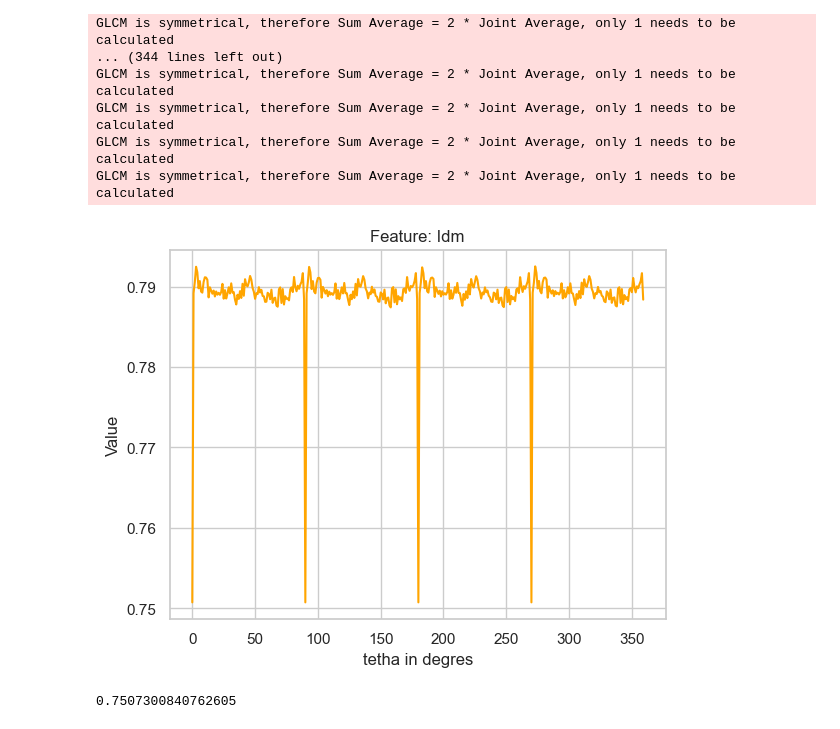
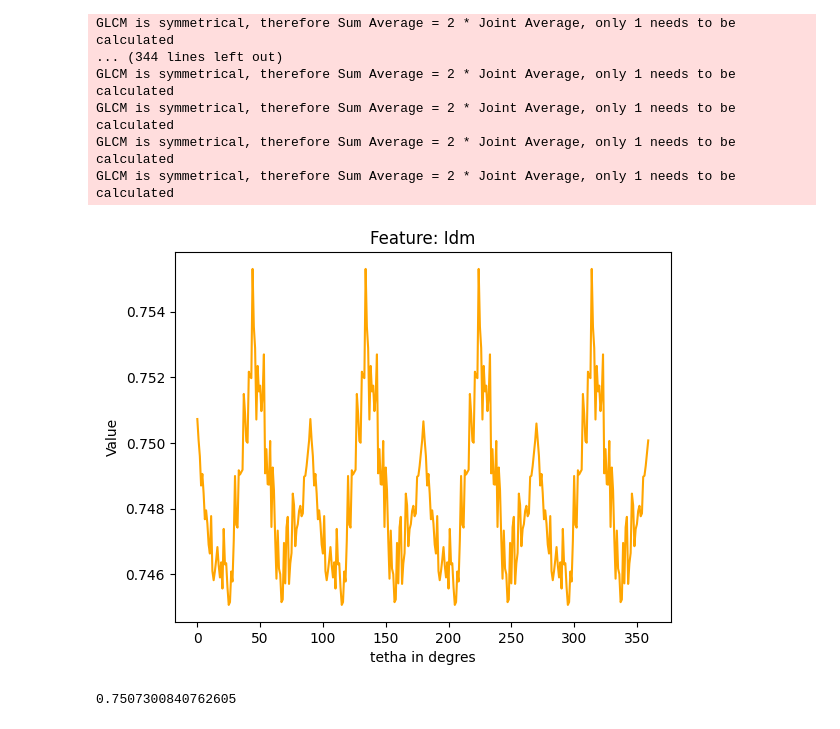
Before and after one commit to zakil-02/Radiomique, a Jupyter notebook: radiomique.ipynb, the cells around one changed output. Drawn from its saved outputs; the diff is of its cells as text; code cells hidden in the pictures.

```diff
--- a/radiomique.ipynb
+++ b/radiomique.ipynb
@@ -179,10 +267,10 @@ def glcmFeatures(image, mask):
 
 
 # List of DataFrames, one for each rotation angle
-dataframes = []
+dataframes1 = []
 for theta in range(360):
-    df_theta = glcmFeatures(rotate_image(im, theta), rotate_image(mask(300, 300, 180), theta))
-    dataframes.append(df_theta)
+    df_theta = glcmFeatures(rotation(im, theta), rotation(mask(300, 300, 180), theta))
+    dataframes1.append(df_theta)
 # %% [output]
 GLCM is symmetrical, therefore Sum Average = 2 * Joint Average, only 1 needs to be calculated
 GLCM is symmetrical, therefore Sum Average = 2 * Joint Average, only 1 needs to be calculated
@@ -204,13 +292,13 @@ GLCM is symmetrical, therefore Sum Average = 2 * Joint Average, only 1 needs to
 # %%
 def plot_feature(featurew, dataframes):
     feature_values = [df[dataframes[0].feature==featurew].value.iloc[0] for df in dataframes]
 
     plt.plot(range(360), feature_values, color="orange")
     plt.title(f'Feature: {featurew}')
     plt.xlabel('tetha in degres')
     plt.ylabel('Value')
 
-plot_feature("Idm", dataframes=dataframes)
+plot_feature("Idm", dataframes=dataframes1)
 # %% [output]
-[figure, old version]
+[figure, new version]
 # %%
```
Also changed, not shown: parts of 18 cells of this notebook.
